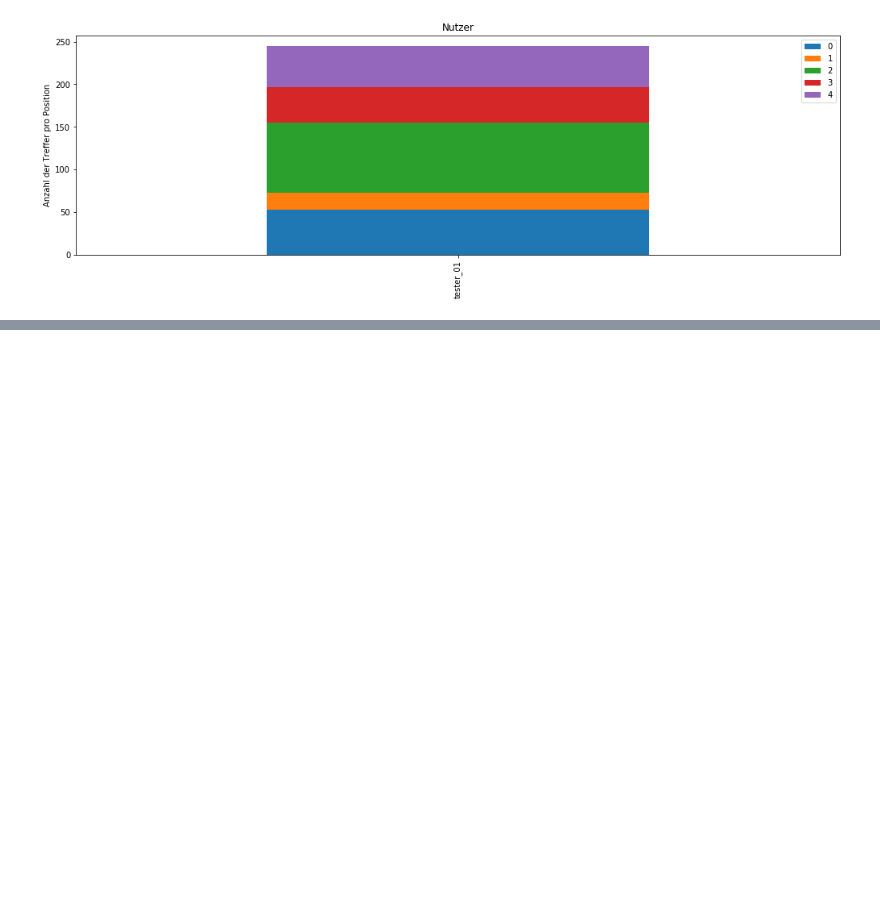
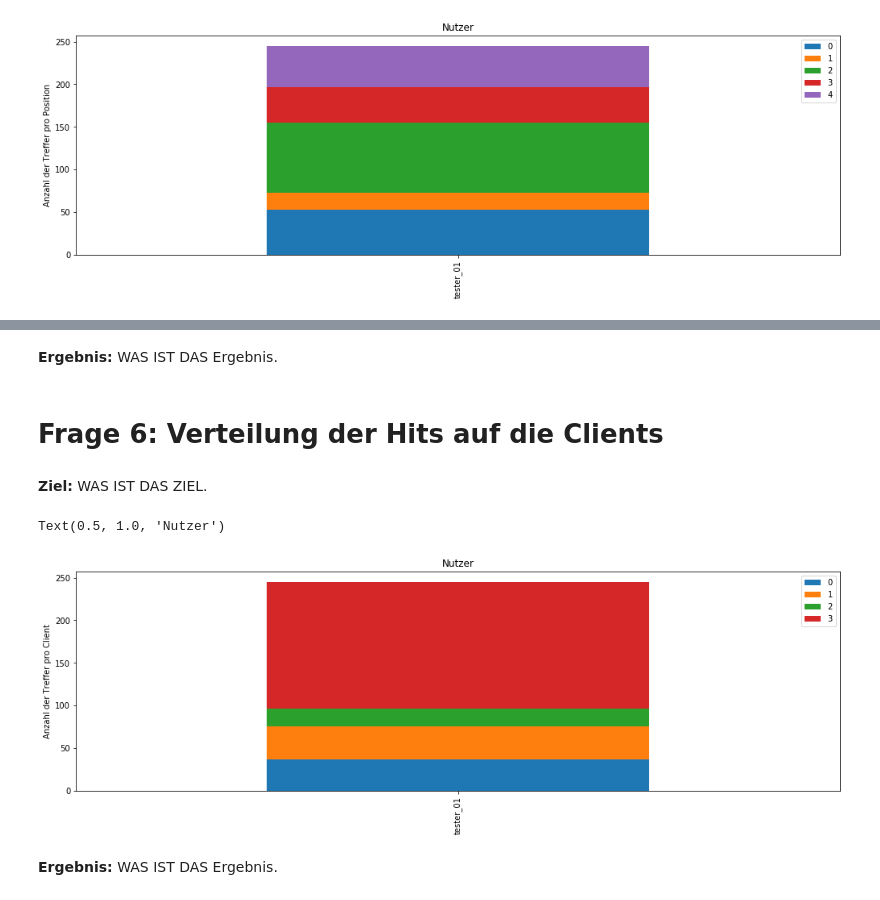
Before and after one commit to marc101101/masterarbeit_eye_tracking, a Jupyter notebook: evaluation/2_data_distribution/0_data_distribution.ipynb, the cells around one changed output, grey strips where cells are left out. Saved outputs shown, nothing was run; the diff lists cells and outputs as text; code cells hidden in the pictures; blank space fills up the shorter version.

```diff
--- a/evaluation/2_data_distribution/0_data_distribution.ipynb
+++ b/evaluation/2_data_distribution/0_data_distribution.ipynb
@@ -200,0 +285,20 @@ dtype: int64
+# %% [markdown]
+**Ergebnis:** WAS IST DAS Ergebnis.
+# %% [markdown]
+<a id="cell6"></a>
+# Frage 6: Verteilung der Hits auf die Clients
+# %% [markdown]
+**Ziel:** WAS IST DAS ZIEL.
+# %%
+plt.rcParams["figure.figsize"] = (17, 5) # (w, h)
+
+df=pd.DataFrame(client_data).transpose()
+df.plot(kind='bar', stacked=True)
+
+plt.ylabel('Anzahl der Treffer pro Client')
+plt.title('Nutzer')
+# %% [output]
+Text(0.5, 1.0, 'Nutzer')
+[figure, added]
+# %% [markdown]
+**Ergebnis:** WAS IST DAS Ergebnis.
```
Also changed, not shown: parts of 27 cells of this notebook.
